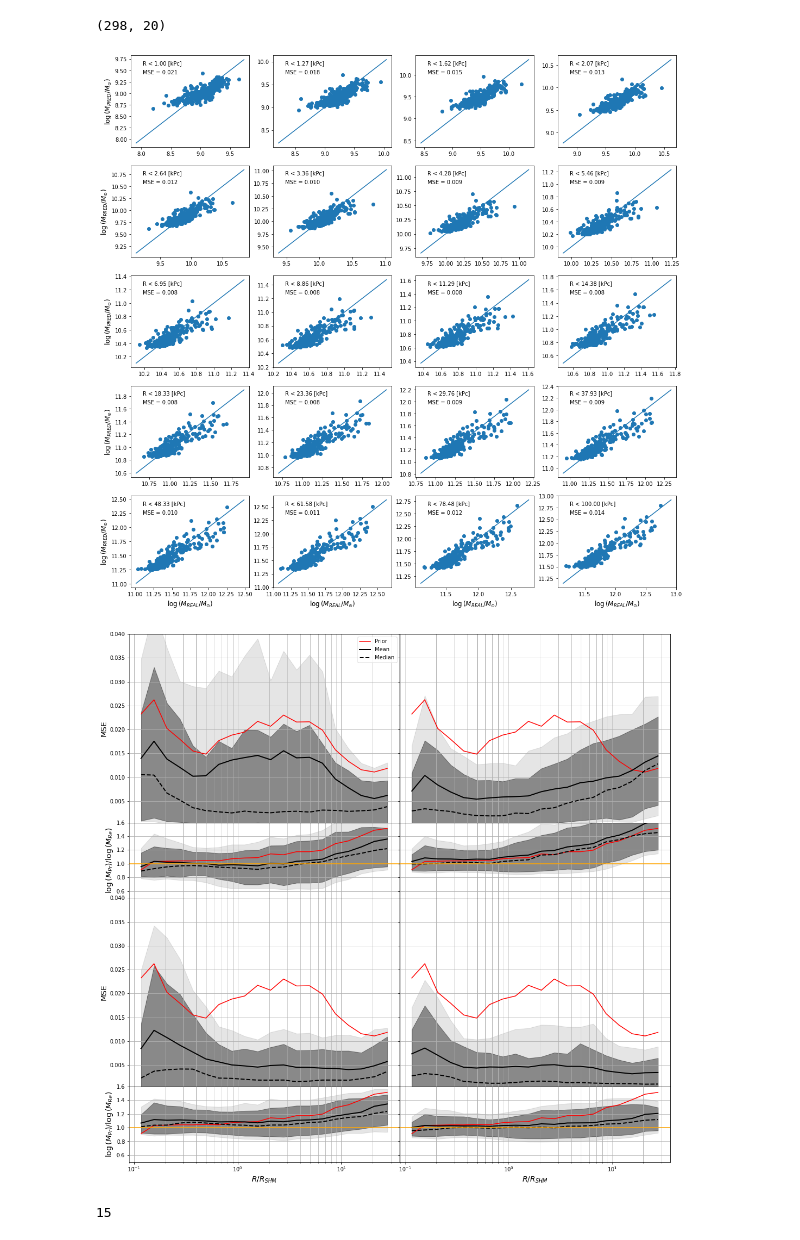
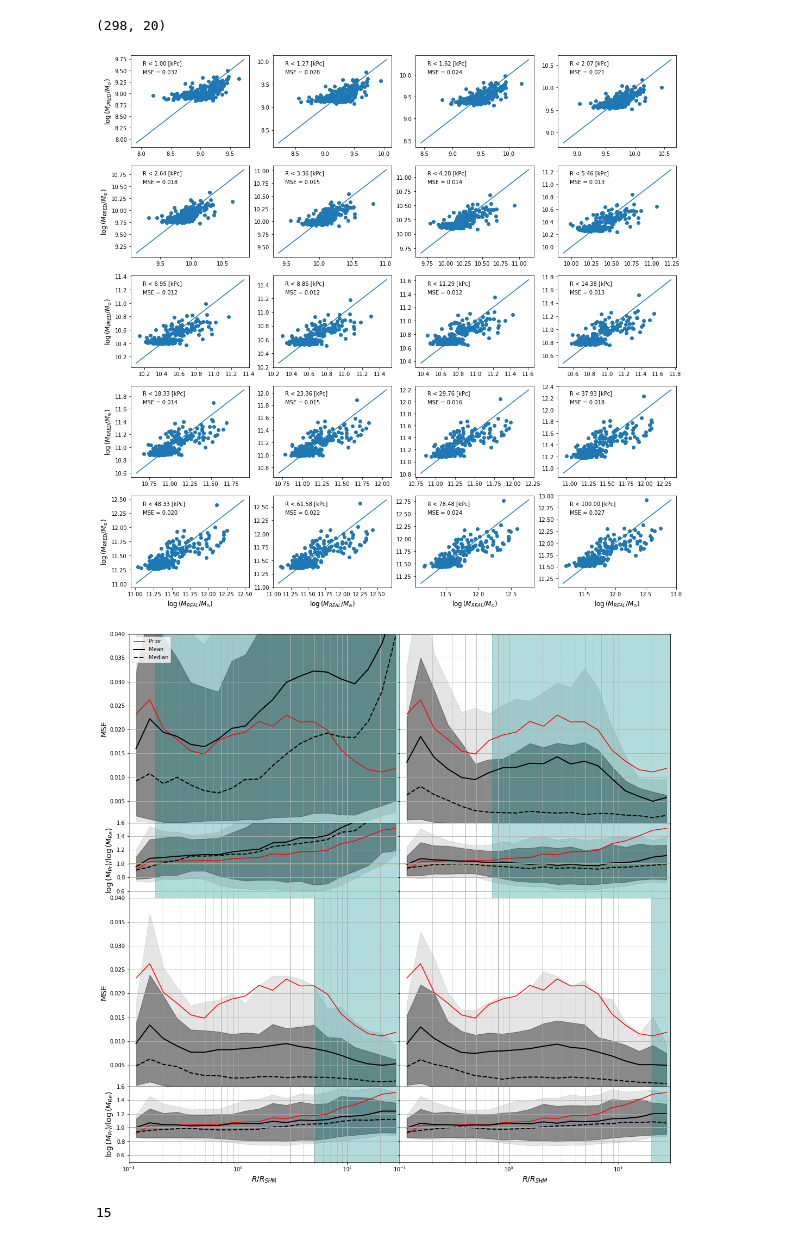
Before and after one commit to Martindelosrios/MaDaMe, a Jupyter notebook: codes/CNNs.ipynb, the cells around one changed output. Drawn from its saved outputs; the diff is of its cells as text; code cells hidden in the pictures.

Commit message:
improve masked plots

```diff
--- a/codes/CNNs.ipynb
+++ b/codes/CNNs.ipynb
@@ -654,7 +654,7 @@ train_loader = DataLoader(train_dataset, batch_size=32, shuffle=True)
 val_loader   = DataLoader(val_dataset, batch_size=32, shuffle=False)
 test_loader  = DataLoader(test_dataset, batch_size=32, shuffle=False)
 # %%
-name = '5ch'
+name = '3ch'
 # %%
 num_epochs = 100
 patience = 10  # Número de épocas a esperar antes de detener el entrenamiento si no hay mejora
@@ -1359,6 +1356,8 @@ plt.colorbar(sm, label='log10(R)')
 FoV = 17.2 # Arc minutes
 pix_size_arcsec = 17.2 * (60) / 128 # Pixel size in arcsec
 pix_size_rad = pix_size_arcsec / 3600 * (np.pi / 180) # Pixel size in radians
+# %%
+mask_size_in_hmr = np.geomspace(0.1, 20, 20)
 # %%
 nimg = 0
 x, y = np.ogrid[:128, :128]
@@ -1374,7 +1373,8 @@ for nbin in range(21):
             if nbin == 20:
                 mask = (x - 64)**2 + (y - 64)**2 <= int(10000 / (properties[test_ind[nimg],17] * 1e3) / pix_size_rad)**2
             else:
-                mask = (x - 64)**2 + (y - 64)**2 <= int(R_bins[nbin] / (properties[test_ind[nimg],17] * 1e3) / pix_size_rad)**2
+                mask_size = mask_size_in_hmr[nbin] * properties[test_ind[nimg], 13] # R_bins[nbin]
+                mask = (x - 64)**2 + (y - 64)**2 <= int(mask_size / (properties[test_ind[nimg],17] * 1e3) / pix_size_rad)**2
 
             # Aplicar la máscara a la imagen
             image_masked = x_testset[nimg,ch,:,:].copy()
@@ -1457,7 +1462,7 @@ masked_M_pred.shape
 # %% [output]
 (298, 20)
 # %%
-imask = 18
+imask = 20
 aux_pred = masked_mass_predictions[imask]
 fig, ax = plt.subplots(5,4, figsize = (18,18))
 
@@ -1473,9 +1478,9 @@ for i in range(5):
         ax[i,j].text(0.1,0.8,'MSE = {:.3f}'.format(mean_squared_error(np.log10(M_real[:,i*4+j]), np.log10(aux_pred[:,i*4+j]))), transform = ax[i,j].transAxes)
         ax[i,j].text(0.1,0.9,'R < {:.2f} [kPc]'.format(R_bins[i*4+j]), transform = ax[i,j].transAxes)
 
-plt.savefig('../graphs/RealVSPred_' + name + f'_mask_{R_bins[imask]}.pdf')
+#plt.savefig('../graphs/RealVSPred_' + name + f'_mask_{R_bins[imask]}.pdf')
 # %% [output]
-[figure, old version]
+[figure, new version]
 # %%
 r = np.zeros_like(masked_mass_predictions[15])
 for i in range(len(test_ind)):
@@ -1483,7 +1488,7 @@ for i in range(len(test_ind)):
 
 fig,ax = plt.subplots(4,2, figsize = (18,18), gridspec_kw={'height_ratios':[2.5, 1, 2.5, 1], 'hspace':0, 'wspace':0}, sharex = True)
 
-for ii, iaux in enumerate([0, 7, 14, 20]):
+for ii, iaux in enumerate([2, 7, 14, 19]):
     jj = 0
     if ii > 1:
         ii = ii-2
@@ -1501,6 +1506,8 @@ for ii, iaux in enumerate([0, 7, 14, 20]):
     ax[jj,ii].fill_between(bin_centers, p16, p84, color = 'black', alpha = 0.4)
     ax[jj,ii].plot(bin_centers, p50, color = 'black', label = 'Median', ls = '--', lw = 2)
 
+    ax[jj,ii].axvspan(mask_size_in_hmr[iaux], 40, color='darkcyan', alpha=0.3)
+
     _, _, ratio, std, p10, p16, p50, p84, p90 = binned_MSE(r, aux_pred / y_testset, bins = bins)
     _, _, ratio_prior, _, _, _, _, _, _ = binned_MSE(r, y_prior / y_testset, bins = bins)
 
@@ -1510,6 +1517,8 @@ for ii, iaux in enumerate([0, 7, 14, 20]):
     ax[jj+1,ii].fill_between(bin_centers, p10, p90, color = 'black', alpha = 0.1)
     ax[jj+1,ii].fill_between(bin_centers, p16, p84, color = 'black', alpha = 0.4)
     ax[jj+1,ii].plot(bin_centers, p50, color = 'black', label = 'Median', ls = '--', lw = 2)
+
+    ax[jj+1,ii].axvspan(mask_size_in_hmr[iaux], 40, color='darkcyan', alpha=0.3)
 
 
 ax[1,0].axhline(y=1, color = 'orange')
@@ -1523,34 +1532,36 @@ ax[0,1].set_ylim(0.0005,0.04)
 ax[1,1].set_ylim(0.5,1.6)
 ax[2,0].set_ylim(0.0005,0.04)
 ax[3,0].set_ylim(0.5,1.6)
 ax[2,1].set_ylim(0.0005,0.04)
 ax[3,1].set_ylim(0.5,1.6)
+
+ax[0,0].set_xlim(0.1, 30)
 
 ax[3,0].set_xlabel('$R / R_{SHM}$', fontsize = 14)
 ax[3,1].set_xlabel('$R / R_{SHM}$', fontsize = 14)
 
 ax[0,0].set_ylabel('MSE', fontsize = 14)
 ax[1,0].set_ylabel('$\\log{ (M_{Pr}) } / \\log{(M_{Re})}$', fontsize = 14)
 ax[2,0].set_ylabel('MSE', fontsize = 14)
 ax[3,0].set_ylabel('$\\log{ (M_{Pr}) } / \\log{(M_{Re})}$', fontsize = 14)
 ax[0,1].set_ylabel('')
 ax[1,1].set_ylabel('')
 ax[2,1].set_ylabel('')
 ax[3,1].set_ylabel('')
 
 ax[0,1].set_yticklabels([])
 ax[1,1].set_yticklabels([])
 ax[2,1].set_yticklabels([])
 ax[3,1].set_yticklabels([])
 
 for i, iax in enumerate(fig.axes): iax.grid(which = 'both')
 
 ax[0,0].set_xscale('log')
 ax[0,0].legend()
 
 plt.savefig('../graphs/MaskedNormalizedMSE_' + name + '.pdf')
 # %% [output]
-[figure, old version]
+[figure, new version]
 # %%
 r = np.zeros_like(aux_pred)
 for i in range(len(test_ind)):
```
Also changed, not shown: parts of 11 cells of this notebook.
